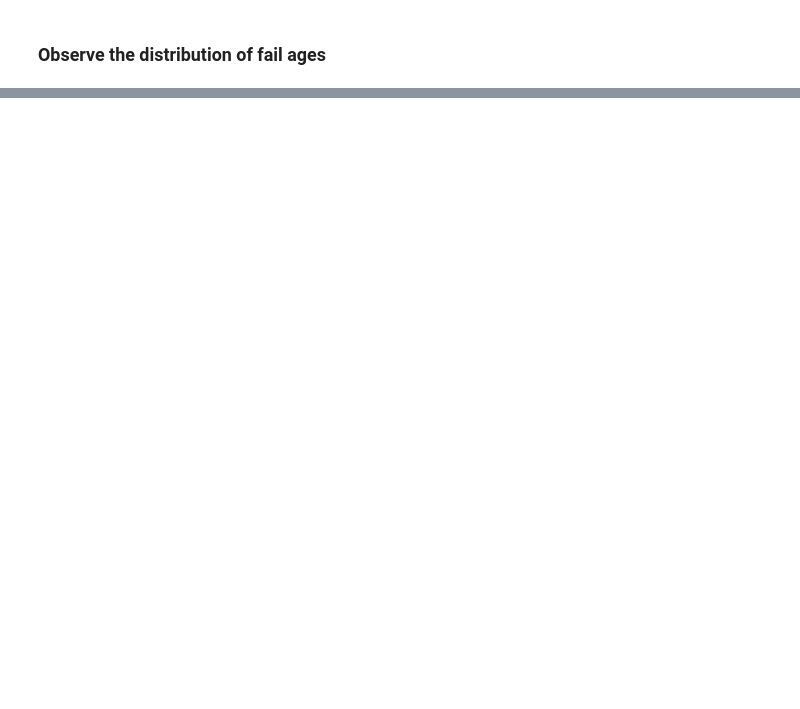
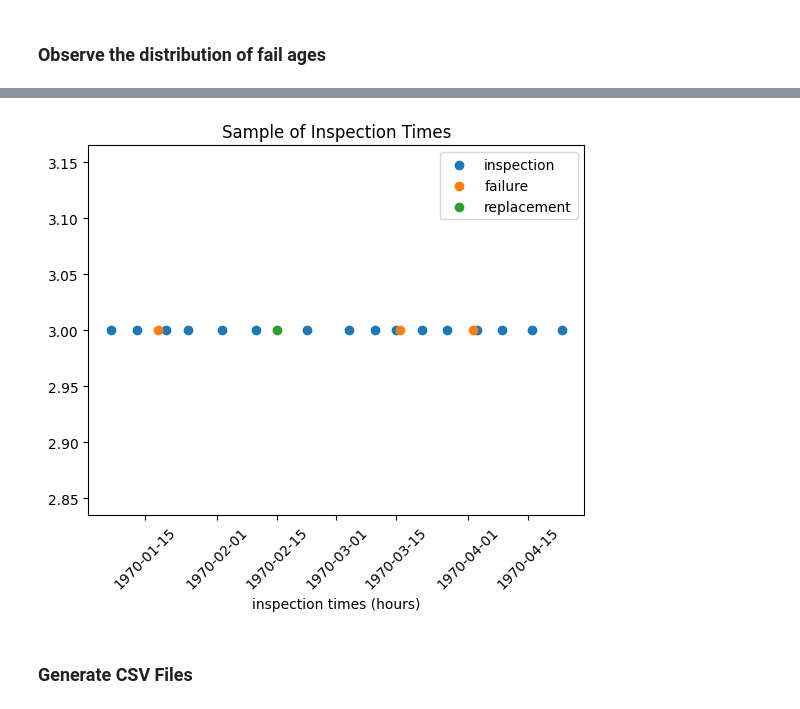
Before and after one commit to alc4ml/ProjetM2D2526, a Jupyter notebook: simulator/simulator.ipynb, the cells around one changed output, grey strips where cells are left out. Saved outputs shown, nothing was run; the diff lists cells and outputs as text; code cells hidden in the pictures; blank space fills up the shorter version.

```diff
--- a/simulator/simulator.ipynb
+++ b/simulator/simulator.ipynb
@@ -297,0 +289,18 @@ plt.show()
+# %%
+n_events_show = 20
+for e_type in df.event_type.unique():
+    df_ = df[:n_events_show]
+    df_ = df_[df_.event_type == e_type]
+    plt.scatter(df_.event_date,
+                df_.system_id,
+                label=e_type)
+
+plt.legend()
+plt.xlabel("inspection times (hours)")
+plt.xticks(rotation=45)
+plt.title("Sample of Inspection Times")
+plt.show()
+# %% [output]
+[figure, added]
+# %% [markdown]
+### Generate CSV Files
```
Also changed, not shown: parts of 8 cells of this notebook.
